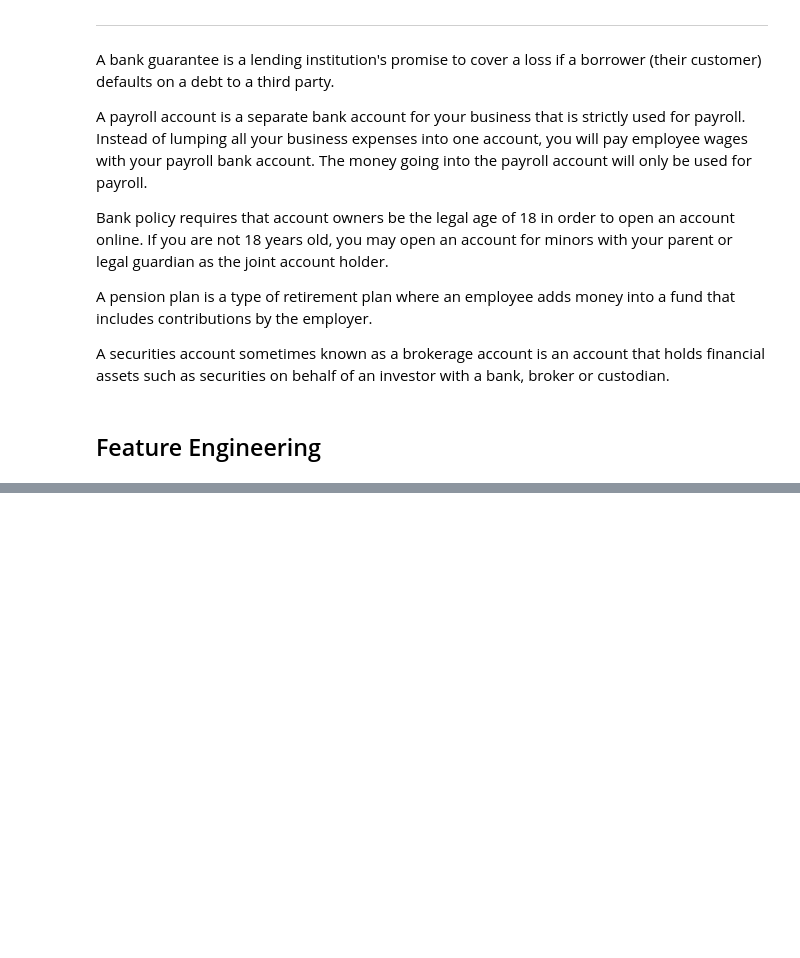
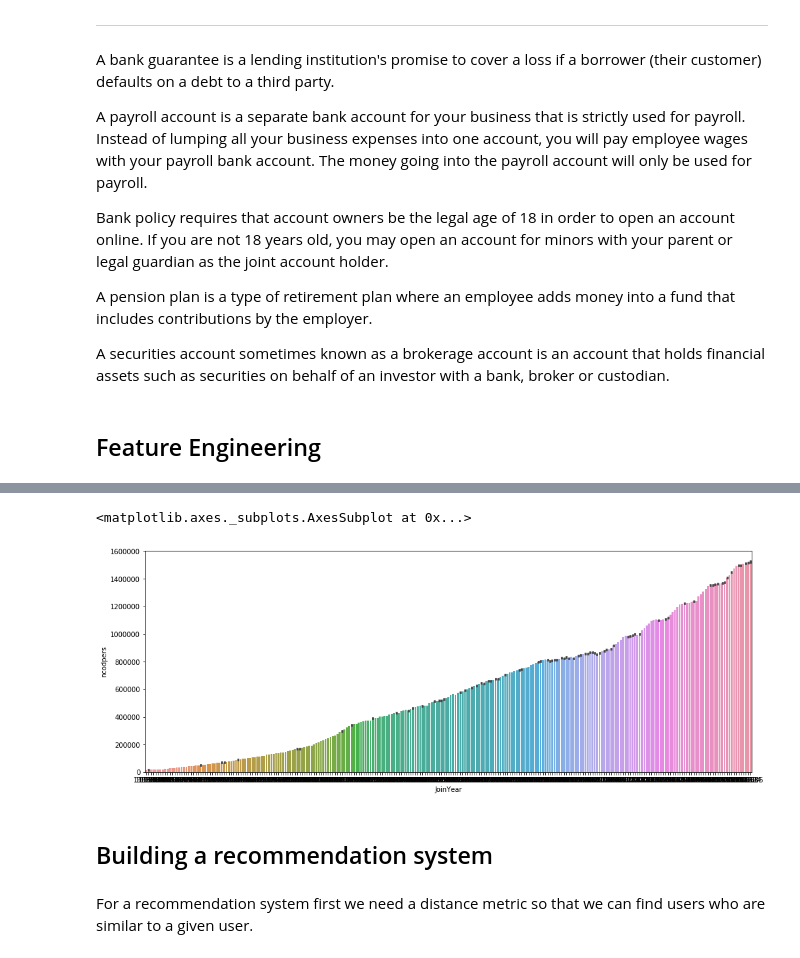
Before and after one commit to Welwi/Product-Recommendation, a Jupyter notebook: EDA.ipynb, the cells around one changed output, grey strips where cells are left out. Saved outputs shown, nothing was run; the diff lists cells and outputs as text; code cells hidden in the pictures; blank space fills up the shorter version.

```diff
--- a/EDA.ipynb
+++ b/EDA.ipynb
@@ -193,0 +239,6 @@ df[df['antiguedad'] == -999999]
+# %%
+plt.figure(figsize=(16, 6))
+sns.barplot(x= df['JoinYear'], y = df['ncodpers'])
+# %% [output]
+<matplotlib.axes._subplots.AxesSubplot at 0x...>
+[figure, added]
@@ -193,0 +252,4 @@ df[df['antiguedad'] == -999999]
+# %% [markdown]
+## Building a recommendation system
+# %% [markdown]
+For a recommendation system first we need a distance metric so that we can find users who are similar to a given user.
```
Also changed, not shown: parts of 70 cells of this notebook.
